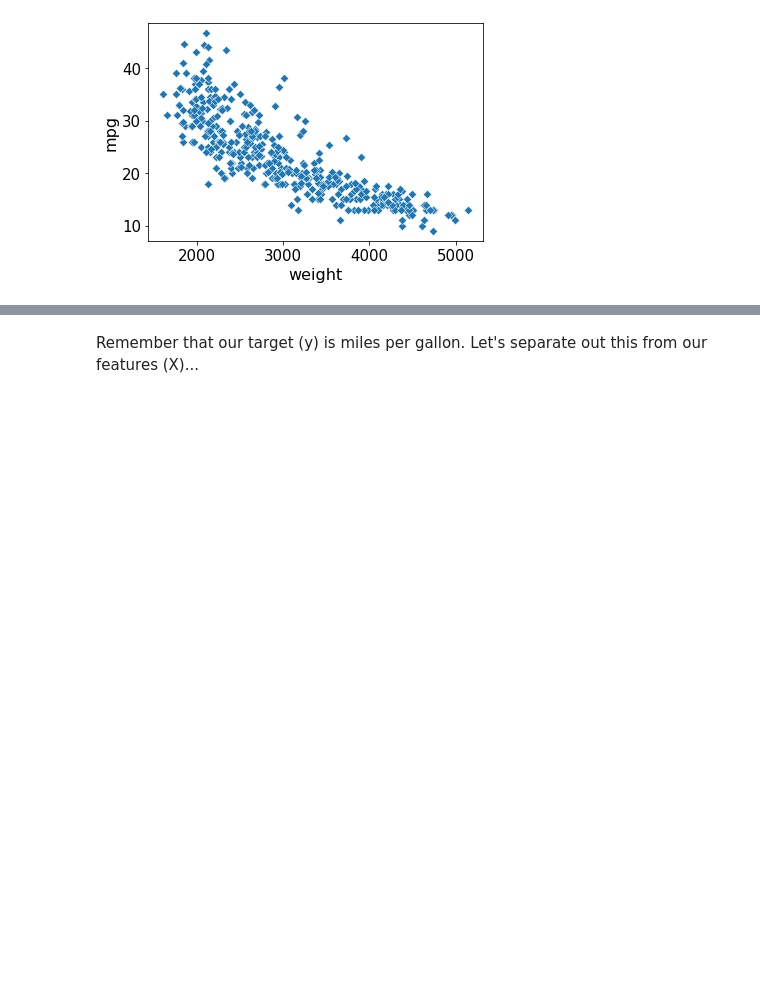
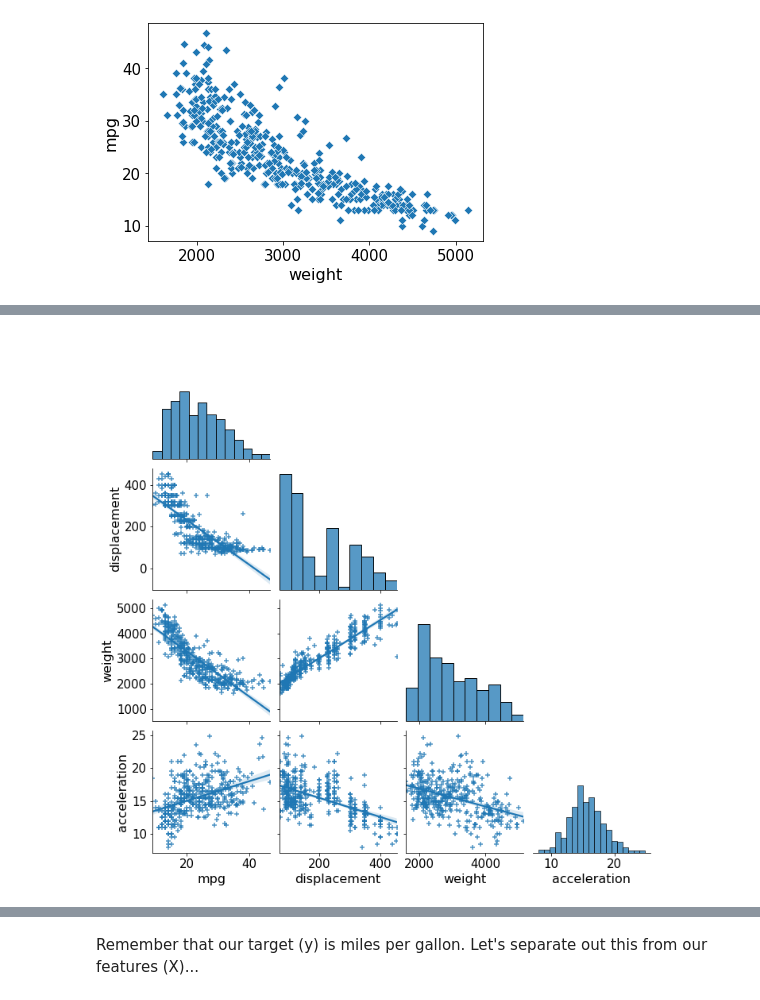
Before and after one commit to seanreed1111/dai-regression, a Jupyter notebook: lecture/py-linear-models-intro.ipynb, the cells around one changed output, grey strips where cells are left out. Saved outputs shown, nothing was run; the diff lists cells and outputs as text; code cells hidden in the pictures; blank space fills up the shorter version.

```diff
--- a/lecture/py-linear-models-intro.ipynb
+++ b/lecture/py-linear-models-intro.ipynb
@@ -248,0 +329,5 @@ Also, we need to avoid choosing features that depend on each other (multi-coline
+# %%
+sns.pairplot(df_full[['mpg','displacement', 'horsepower', 'weight','acceleration']],
+             corner=True, kind='reg', markers='+') #kind='reg' means to draw regression plots
+# %% [output]
+[figure, added]
```
Also changed, not shown: parts of 26 cells of this notebook.
